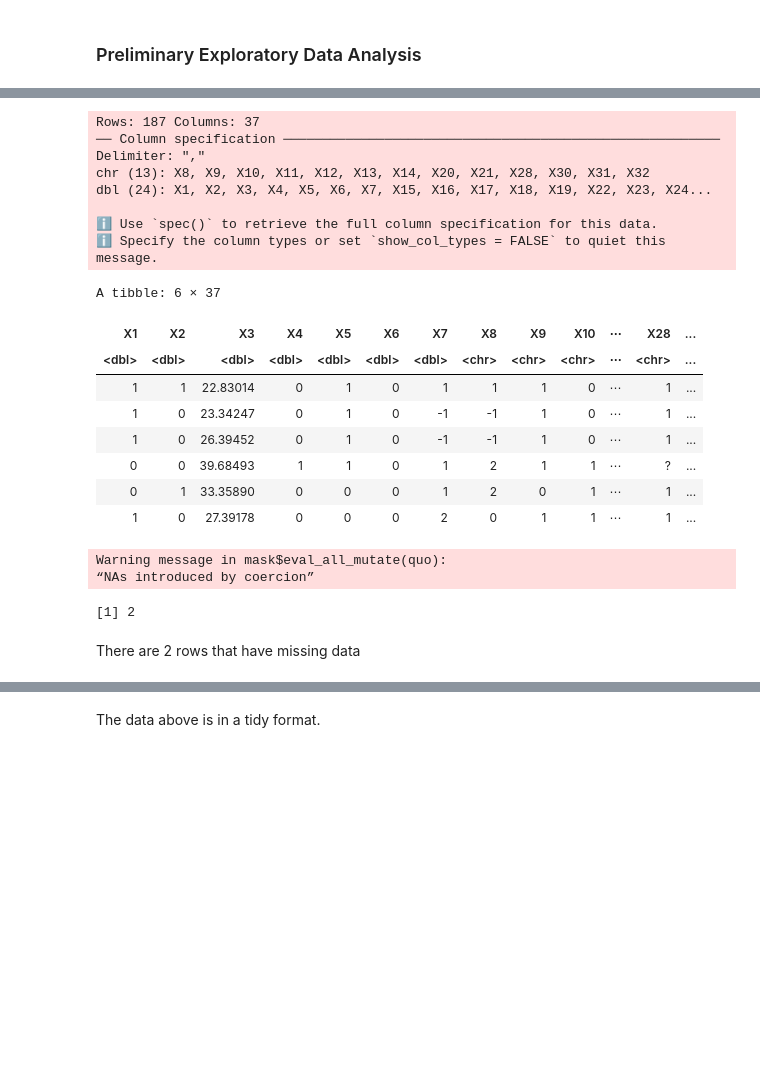
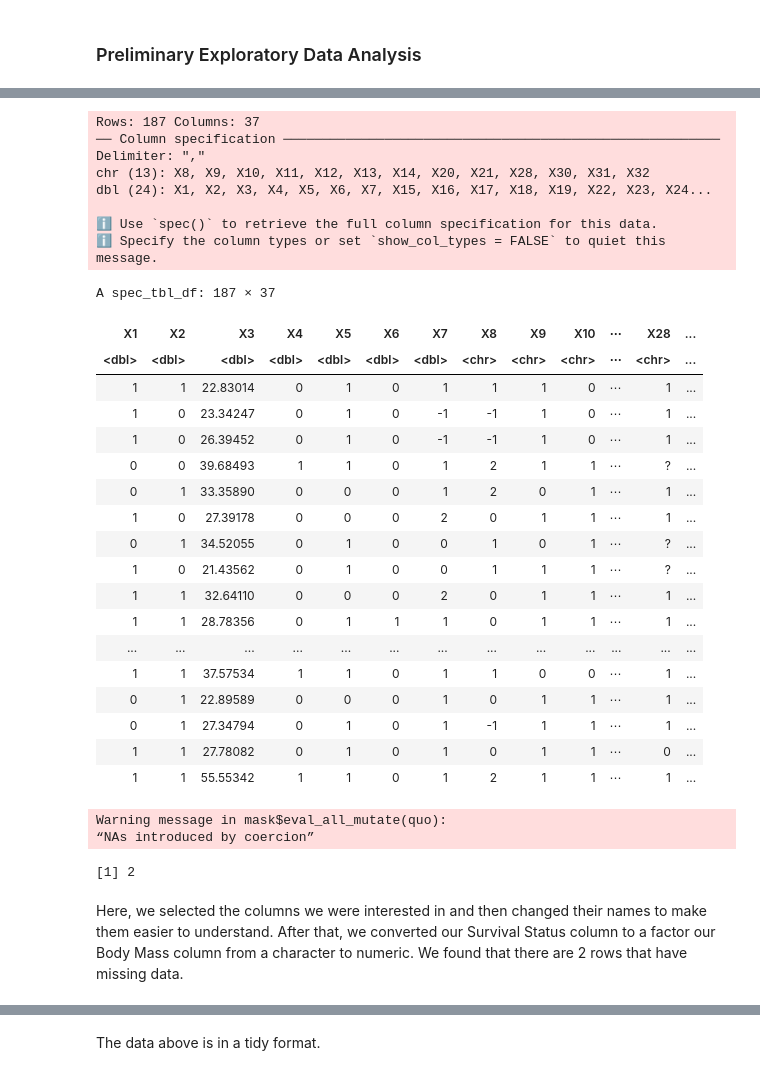
Before and after one commit to rishiiii3/dsci-100-2023S-group-67, a Jupyter notebook: Bone Marrow Analysis.ipynb, the cells around one changed output, grey strips where cells are left out. Saved outputs shown, nothing was run; the diff lists cells and outputs as text; code cells hidden in the pictures; blank space fills up the shorter version.

```diff
--- a/Bone Marrow Analysis.ipynb
+++ b/Bone Marrow Analysis.ipynb
@@ -23,26 +37,37 @@ set.seed(10)
 # %%
 #reading the dataset into R
+set.seed(10) #to make sure that our data is reproducible
 bone_marrow <- read_csv("https://raw.githubusercontent.com/rishiiii3/dsci-100-2023S-group-67/main/bone-marrow.arff",
                         skip = 108, col_names = FALSE)
-bone_marrow |> head()
+bone_marrow
 # %% [output]
 Rows: 187 Columns: 37
 ── Column specification ────────────────────────────────────────────────────────
 Delimiter: ","
 chr (13): X8, X9, X10, X11, X12, X13, X14, X20, X21, X28, X30, X31, X32
 dbl (24): X1, X2, X3, X4, X5, X6, X7, X15, X16, X17, X18, X19, X22, X23, X24...
 
 ℹ Use `spec()` to retrieve the full column specification for this data.
 ℹ Specify the column types or set `show_col_types = FALSE` to quiet this message.
-A tibble: 6 × 37
+A spec_tbl_df: 187 × 37
 | X1 | X2 | X3 | X4 | X5 | X6 | X7 | X8 | X9 | X10 | ⋯ | X28 | ... |
 | <dbl> | <dbl> | <dbl> | <dbl> | <dbl> | <dbl> | <dbl> | <chr> | <chr> | <chr> | ⋯ | <chr> | ... |
 | 1 | 1 | 22.83014 | 0 | 1 | 0 | 1 | 1 | 1 | 0 | ⋯ | 1 | ... |
 | 1 | 0 | 23.34247 | 0 | 1 | 0 | -1 | -1 | 1 | 0 | ⋯ | 1 | ... |
 | 1 | 0 | 26.39452 | 0 | 1 | 0 | -1 | -1 | 1 | 0 | ⋯ | 1 | ... |
 | 0 | 0 | 39.68493 | 1 | 1 | 0 | 1 | 2 | 1 | 1 | ⋯ | ? | ... |
 | 0 | 1 | 33.35890 | 0 | 0 | 0 | 1 | 2 | 0 | 1 | ⋯ | 1 | ... |
 | 1 | 0 | 27.39178 | 0 | 0 | 0 | 2 | 0 | 1 | 1 | ⋯ | 1 | ... |
+| 0 | 1 | 34.52055 | 0 | 1 | 0 | 0 | 1 | 0 | 1 | ⋯ | ? | ... |
+| 1 | 0 | 21.43562 | 0 | 1 | 0 | 0 | 1 | 1 | 1 | ⋯ | ? | ... |
+| 1 | 1 | 32.64110 | 0 | 0 | 0 | 2 | 0 | 1 | 1 | ⋯ | 1 | ... |
+| 1 | 1 | 28.78356 | 0 | 1 | 1 | 1 | 0 | 1 | 1 | ⋯ | 1 | ... |
+| ... | ... | ... | ... | ... | ... | ... | ... | ... | ... | ... | ... | ... |
+| 1 | 1 | 37.57534 | 1 | 1 | 0 | 1 | 1 | 0 | 0 | ⋯ | 1 | ... |
+| 0 | 1 | 22.89589 | 0 | 0 | 0 | 1 | 0 | 1 | 1 | ⋯ | 1 | ... |
+| 0 | 1 | 27.34794 | 0 | 1 | 0 | 1 | -1 | 1 | 1 | ⋯ | 1 | ... |
+| 1 | 1 | 27.78082 | 0 | 1 | 0 | 1 | 0 | 1 | 1 | ⋯ | 0 | ... |
+| 1 | 1 | 55.55342 | 1 | 1 | 0 | 1 | 2 | 1 | 1 | ⋯ | 1 | ... |
 # %%
 #cleaning and wrangling the dataset into tidy form
 bone_marrow_selected <- select(bone_marrow, X3, X23, X29, X32,X37) |>
@@ -62,6 +87,6 @@ Warning message in mask$eval_all_mutate(quo):
 “NAs introduced by coercion”
 [1] 2
 # %% [markdown]
-There are 2 rows that have missing data
+Here, we selected the columns we were interested in and then changed their names to make them easier to understand. After that, we converted our Survival Status column to a factor our Body Mass column from a character to numeric. We found that there are 2 rows that have missing data.
 # %%
 bone_marrow_clean <- bone_marrow_selected |> drop_na(Donor_Age:Survival_Status)
```
Also changed, not shown: parts of 19 cells of this notebook.
